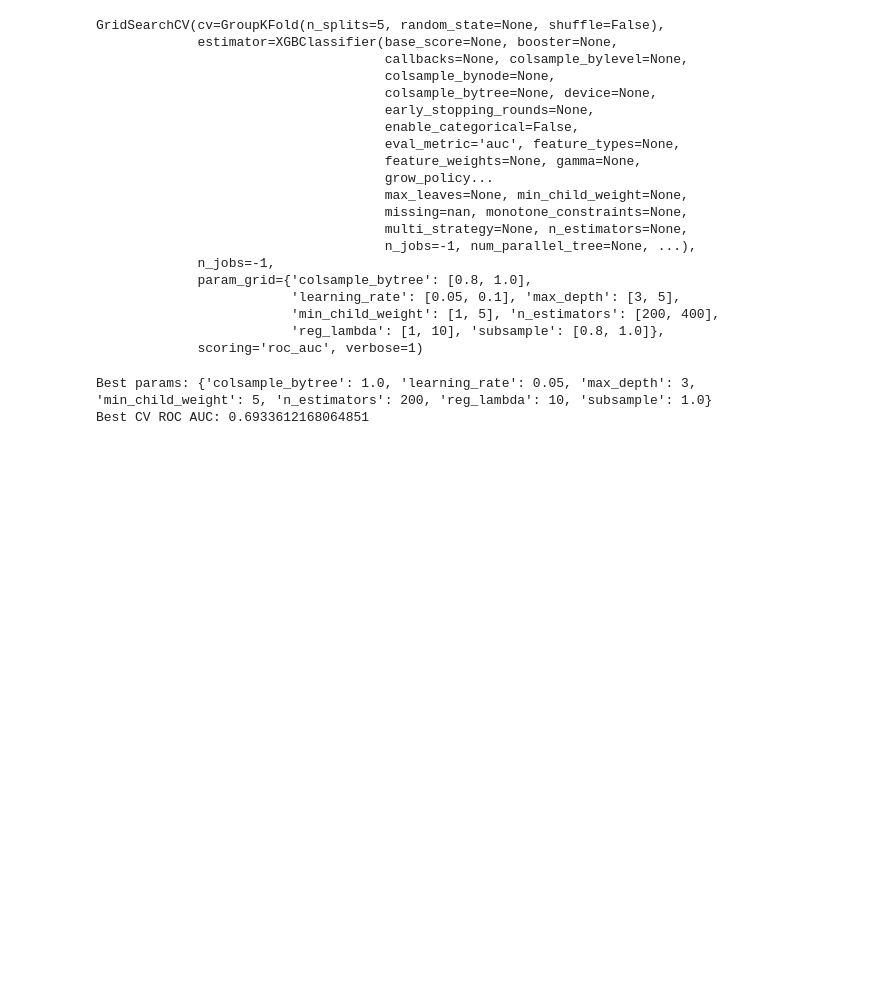
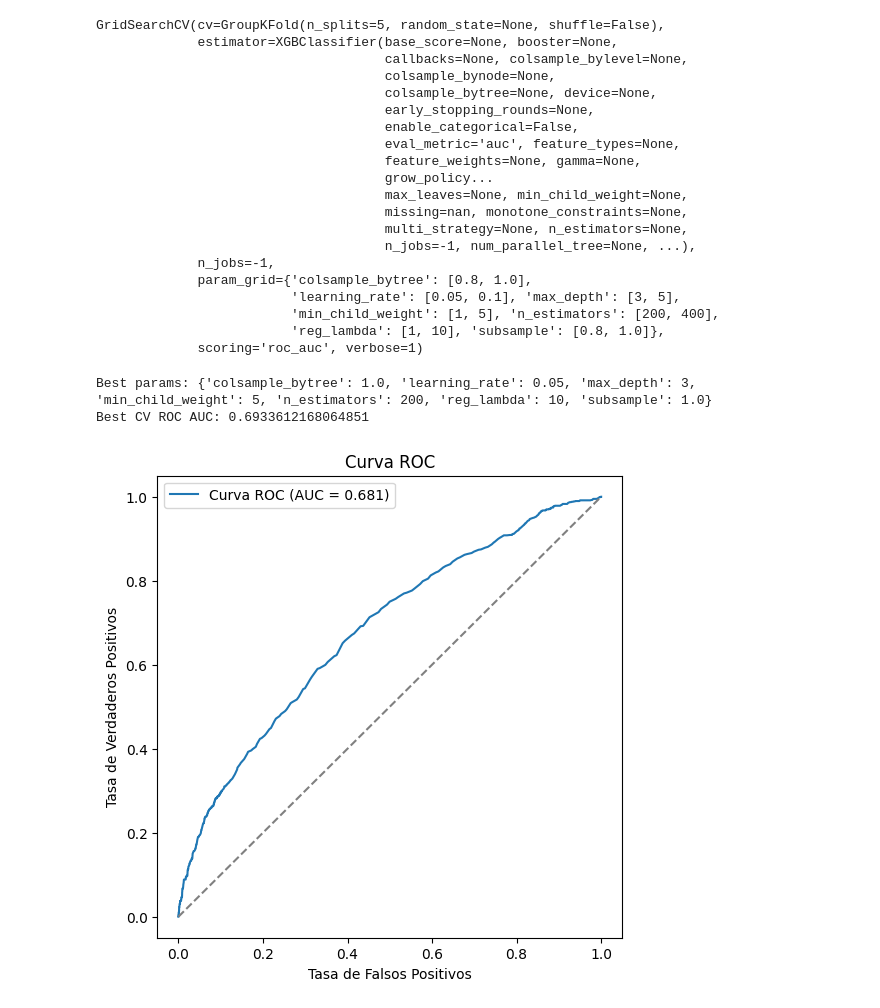
Before and after one commit to arratealduzin/prediccion_accidentes_federacion_monta-a, a Jupyter notebook: src/notebooks/notebook_main_ricardo.ipynb, the cells around one changed output. Drawn from its saved outputs; the diff is of its cells as text; code cells hidden in the pictures; blank space fills up the shorter version.

```diff
--- a/src/notebooks/notebook_main_ricardo.ipynb
+++ b/src/notebooks/notebook_main_ricardo.ipynb
@@ -1478,3 +1478,25 @@ Best CV ROC AUC: 0.6933612168064851
 
 # Las variables utilizadas capturan factores generales de riesgo (edad, historial de accidentes y modalidad de federación),
 # pero probablemente no incluyen información más específica sobre exposición al riesgo o nivel técnico, lo que limitaría la capacidad predictiva del modelo.
+# %%
+from sklearn.metrics import roc_curve, auc
+
+proba_test = best_lr.predict_proba(X_test_modelo)[:,1]
+
+fpr, tpr, thresholds = roc_curve(y_test, proba_test)
+roc_auc = auc(fpr, tpr)
+
+plt.figure(figsize=(6,6))
+plt.plot(fpr, tpr, label=f"Curva ROC (AUC = {roc_auc:.3f})")
+plt.plot([0,1], [0,1], linestyle="--", color="grey")
+
+plt.xlabel("Tasa de Falsos Positivos")
+plt.ylabel("Tasa de Verdaderos Positivos")
+plt.title("Curva ROC")
+plt.legend()
+plt.show();
+
+# La curva ROC muestra la capacidad del modelo para distinguir entre federados con y sin accidentes a distintos umbrales de clasificación.
+# Con un ROC AUC cercano a 0.68, el modelo tiene una capacidad moderada de discriminación entre las dos clases.
+# %% [output]
+[figure, added]
```
Also changed, not shown: parts of 3 cells of this notebook.
